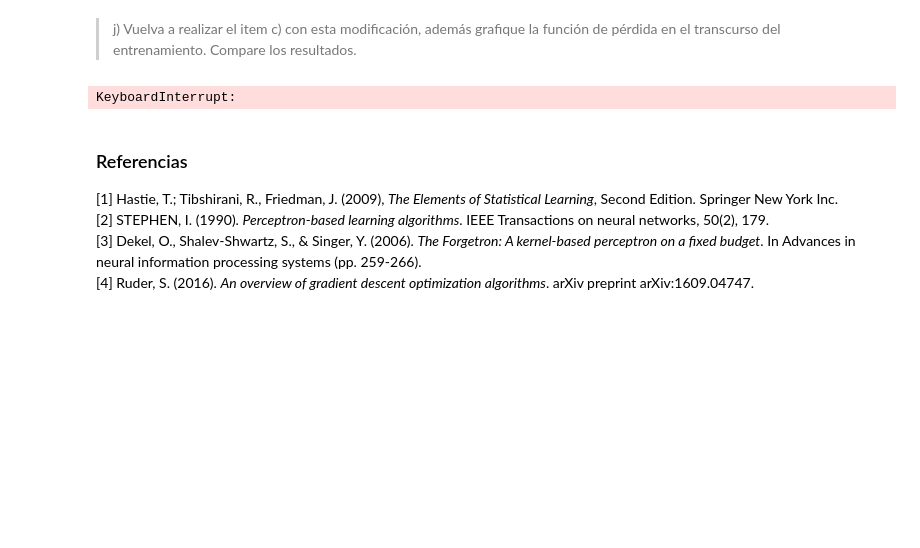
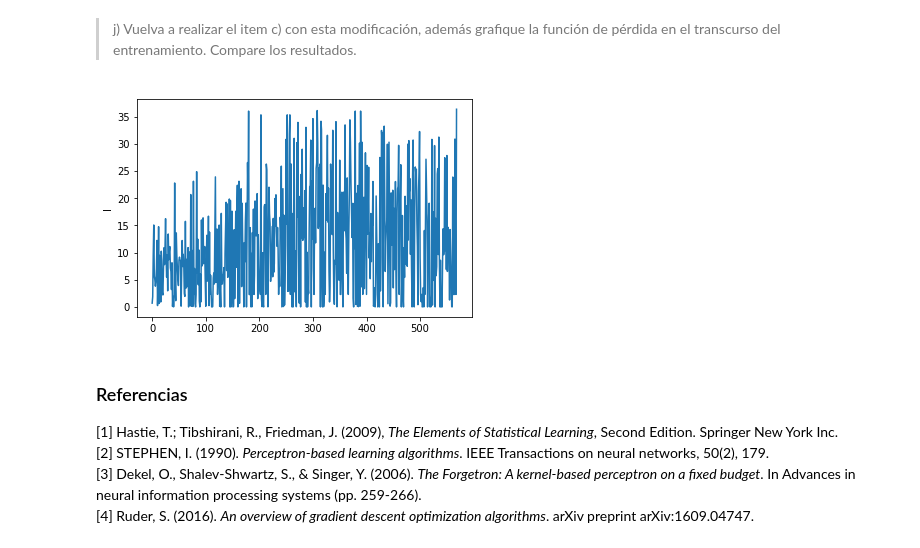
Before and after one commit to Sebaatd/MachineLearning-T0, a Jupyter notebook: Enunciado.ipynb, the cells around one changed output. Saved outputs shown, nothing was run; the diff lists cells and outputs as text; code cells hidden in the pictures; blank space fills up the shorter version.

Commit message:
Avances item 2. Casi completo pero con errores.

```diff
--- a/Enunciado.ipynb
+++ b/Enunciado.ipynb
@@ -208,6 +208,11 @@ def g(x_i, w):
 > g) Escriba una función que calcule la función de pérdida descrita anteriormente para un dato $x^{(i)}$, utilizando $g(x^{(i)};w,b)$. *Tenga cuidado con los límites del logaritmo (recordad que $\log{0}\rightarrow +\infty$)*.
 # %%
 def ell(y, x_i, w):
-    return -y * np.log(g(x_i, w)) - (1 - y) * log(1 - g(x_i, w))
+    g_xw = g(x_i, w)
+
+    if(g_xw == 1):
+        g_xw = 0.9
+
+    return -y * np.log(g_xw) - (1 - y) * np.log(1 - g_xw)
 # %% [markdown]
 > h) Escriba una función que calcule el gradiente (derivada) de la función de pérdida anterior con respecto a los pesos del modelo $w$. *Se recomienda derivarla analíticamente y luego escribirla*. *Recuerde el uso de la regla de la cadena*.
@@ -230,33 +256,61 @@ def gradient(x_i, w, y):
+# %%
+def gradient(x_i, w, y):
+    result = np.zeros(len(w))
+
+    for i in range(len(w)):
+        ga = g(x_i, w)
+        result[i] = np.log(np.exp(1)) * ga * (1 - ga) * (-y*(1-ga) - (1-y)*ga) * x_i[i]**2
+
+    return result
 # %% [markdown]
 > i) Realice una modificación al algoritmo implementado en b) (**Perceptrón**) para que se adapte a la función objetivo *binary cross entropy* implementada, para ésto haga uso del algoritmo de optimización SGD [[4]](#refs) (*Stochastic Gradient Descend*) con tasa de aprendizaje $\eta \in [0,1]$.
 
 $$ \vec{w}^{(t+1)} \leftarrow \vec{w}^{(t)} - \eta \cdot \nabla_{\vec{w}^{(t)}} \ell $$
 # %%
-def train2(x, y, n, N):
-    w = np.ones(x[0].size)
+def train_sgd(x, y, n, N):
+    w = np.zeros(x[0].size)
     mistakes = True
+    perd = []
 
     while(mistakes):
         mistakes = False
 
         for i in range(N):
-            if y[i] * g(x[i], w) == 0:
-                #w = w + n * y[i] * x[i]
+            l = ell(y[i], x[i], w)
+
+            if l != 0:
                 w = w - (n * gradient(x[i], w, y[i]))
                 mistakes = True
+
+            perd.append(l)
+            g_xw = g(x[i], w)
+            #print("y: ", y[i], "-g: ", g_xw)
+            #print(l)
+
+
+
+        #Comentar break para ejecutar el entrenamiento completo
+        break
+
+    return perd
 # %% [markdown]
 > j) Vuelva a realizar el item c) con esta modificación, además grafique la función de pérdida en el transcurso del entrenamiento. Compare los resultados.
 # %%
 from sklearn.datasets import load_breast_cancer
 from sklearn.preprocessing import StandardScaler
 X_train,y_train = load_breast_cancer(return_X_y=True)
 scaler = StandardScaler().fit(X_train)
 X_train = scaler.transform(X_train)
 X_train = np.c_[X_train, np.ones(len(X_train)) ] #add columns of 1's if you want
 
-train2(X_train, y_train, 0.5, len(X_train))
+a = train_sgd(X_train, y_train, 0.5, len(X_train))
+
+import matplotlib.pyplot as plt
+plt.plot(a)
+plt.ylabel('l')
+plt.show()
 # %% [output]
-KeyboardInterrupt:
+[figure, added]
 # %% [markdown]
 <a id="refs"></a>
 ### Referencias
```
Also changed, not shown: parts of 2 cells of this notebook.
